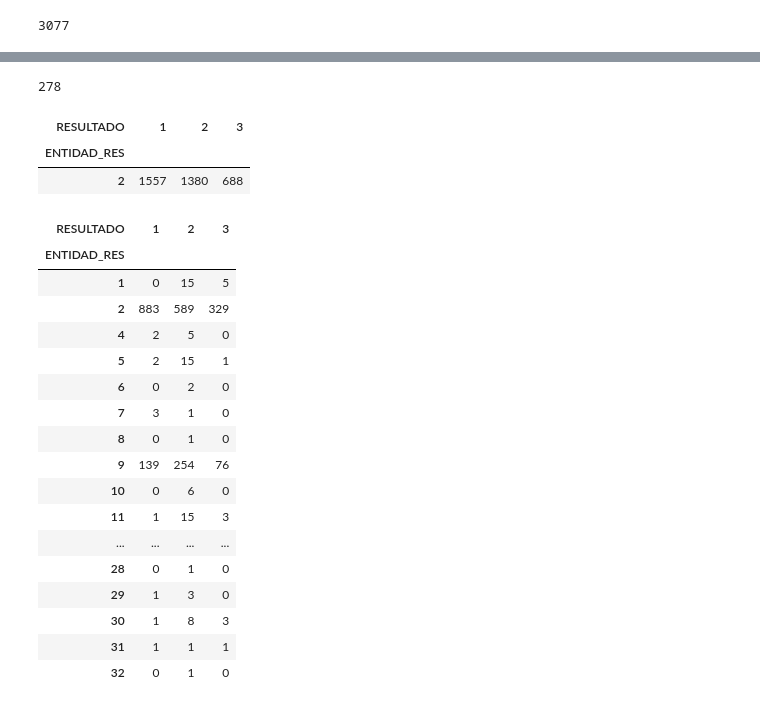
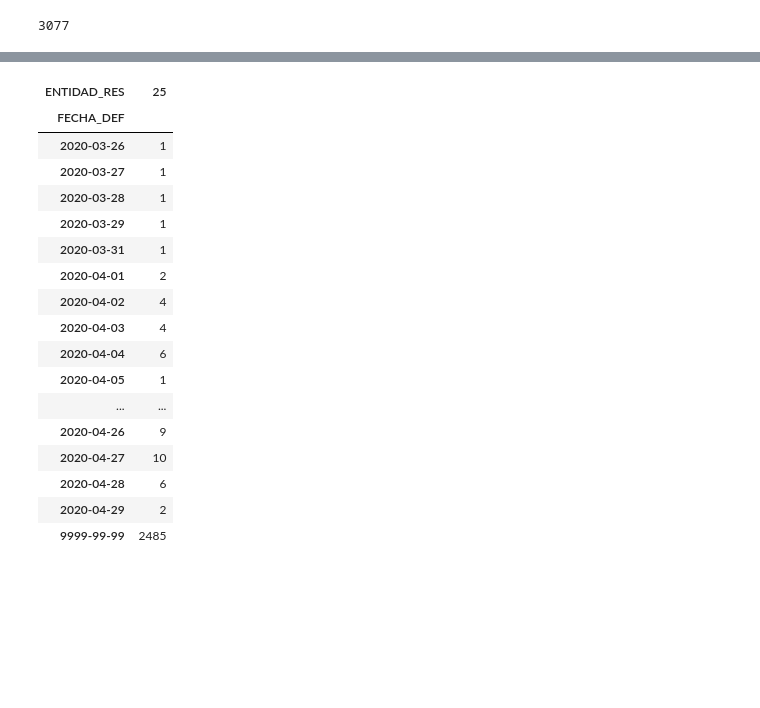
Before and after one commit to RubeVi17/covid19_mx, a Jupyter notebook: covid.ipynb, the cells around one changed output, grey strips where cells are left out. Drawn from its saved outputs; the diff is of its cells as text; code cells hidden in the pictures; blank space fills up the shorter version.

```diff
--- a/covid.ipynb
+++ b/covid.ipynb
@@ -304,31 +283,22 @@ pd.crosstab(df.FECHA_DEF, df.ENTIDAD_RES[df.ENTIDAD_RES == 2])
-# %%
-print(df.ENTIDAD_RES[df.ENTIDAD_RES == 2].count() - 3347)
-# %% [output]
-278
-# %%
-pd.crosstab(df.ENTIDAD_RES[df.ENTIDAD_RES == 2], df.RESULTADO)
-# %% [output]
-| RESULTADO | 1 | 2 | 3 |
-| ENTIDAD_RES |  |  |  |
-| 2 | 1557 | 1380 | 688 |
-# %%
-pd.crosstab(df.ENTIDAD_RES[df.MUNICIPIO_RES == 4], df.RESULTADO)
-# %% [output]
-| RESULTADO | 1 | 2 | 3 |
-| ENTIDAD_RES |  |  |  |
-| 1 | 0 | 15 | 5 |
-| 2 | 883 | 589 | 329 |
-| 4 | 2 | 5 | 0 |
-| 5 | 2 | 15 | 1 |
-| 6 | 0 | 2 | 0 |
-| 7 | 3 | 1 | 0 |
-| 8 | 0 | 1 | 0 |
-| 9 | 139 | 254 | 76 |
-| 10 | 0 | 6 | 0 |
-| 11 | 1 | 15 | 3 |
-| ... | ... | ... | ... |
-| 28 | 0 | 1 | 0 |
-| 29 | 1 | 3 | 0 |
-| 30 | 1 | 8 | 3 |
-| 31 | 1 | 1 | 1 |
-| 32 | 0 | 1 | 0 |
+# %%
+#buscamos los registros del estado con indice 25, en este caso es sinaloa
+pd.crosstab(df.FECHA_DEF, df.ENTIDAD_RES[df.ENTIDAD_RES == 25])
+# %% [output]
+| ENTIDAD_RES | 25 |
+| FECHA_DEF |  |
+| 2020-03-26 | 1 |
+| 2020-03-27 | 1 |
+| 2020-03-28 | 1 |
+| 2020-03-29 | 1 |
+| 2020-03-31 | 1 |
+| 2020-04-01 | 2 |
+| 2020-04-02 | 4 |
+| 2020-04-03 | 4 |
+| 2020-04-04 | 6 |
+| 2020-04-05 | 1 |
+| ... | ... |
+| 2020-04-26 | 9 |
+| 2020-04-27 | 10 |
+| 2020-04-28 | 6 |
+| 2020-04-29 | 2 |
+| 9999-99-99 | 2485 |
```
Also changed, not shown: parts of 4 cells of this notebook.
